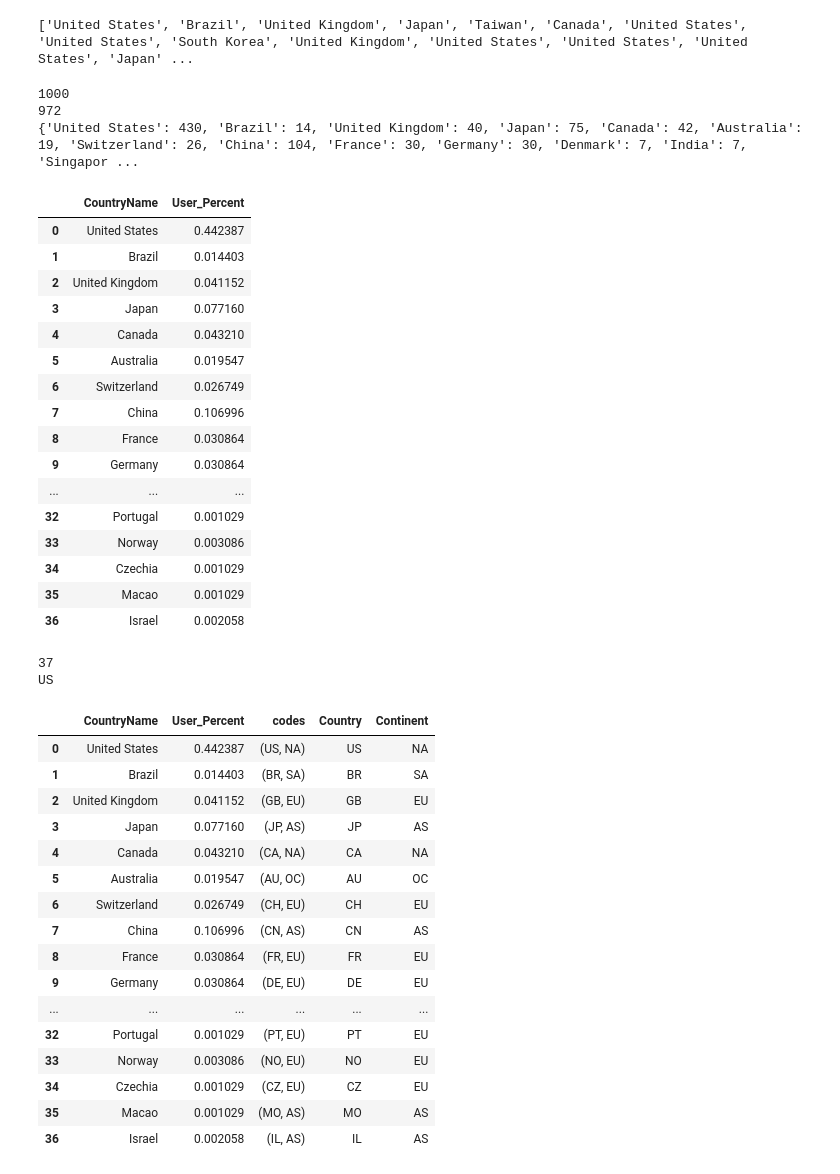
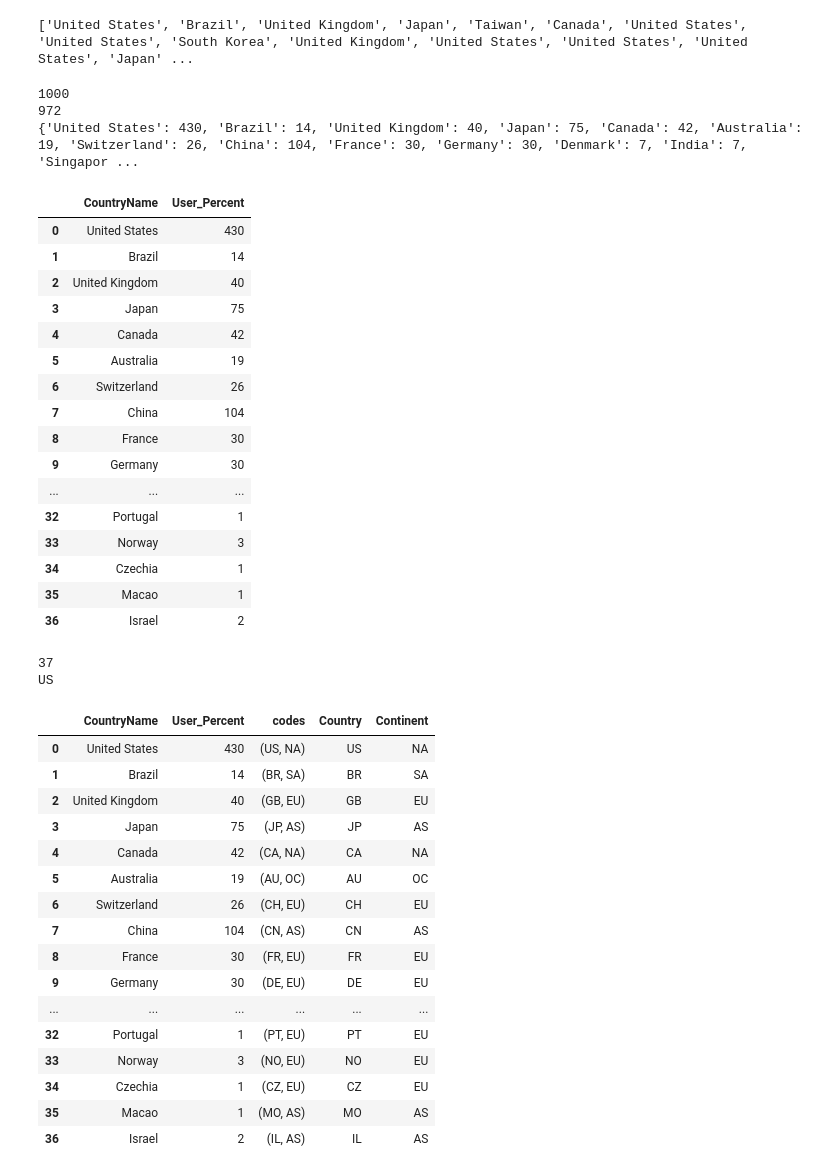
Before and after one commit to dedo99/Homework5, a Jupyter notebook: stats/stats_disfold.ipynb, the cells around one changed output. Cells and saved outputs as stored; diff of their text form; code cells hidden in the pictures.

```diff
--- a/stats/stats_disfold.ipynb
+++ b/stats/stats_disfold.ipynb
@@ -250,50 +250,50 @@ for i in df.country:
 print(len(headquarters_list))
 
 
 country_list = list()
 for text in headquarters_list:
     for country in pycountry.countries:
         if country.name in text:
             # print(country.name)
             country_list.append(country.name)
 
 # print(country_list)
 print(len(country_list))
 
 country_to_count = dict()
 for i in country_list:
     if i not in country_to_count.keys():
         country_to_count[i] = 1
     else:
         country_to_count[i] += 1
 
 print(country_to_count)
 d = {'CountryName': country_to_count.keys(), 'User_Percent': country_to_count.values()}
 df_country = pd.DataFrame(data=d)
-df_country.User_Percent = df_country.User_Percent.apply(lambda x: int(x)/len(country_list))
+# df_country.User_Percent = df_country.User_Percent.apply(lambda x: int(x)/len(country_list))
 
 df_country
 # %% [output]
 1000
 972
 {'United States': 430, 'Brazil': 14, 'United Kingdom': 40, 'Japan': 75, 'Canada': 42, 'Australia': 19, 'Switzerland': 26, 'China': 104, 'France': 30, 'Germany': 30, 'Denmark': 7, 'India': 7, 'Singapor ...
 |  | CountryName | User_Percent |
-| 0 | United States | 0.442387 |
-| 1 | Brazil | 0.014403 |
-| 2 | United Kingdom | 0.041152 |
-| 3 | Japan | 0.077160 |
-| 4 | Canada | 0.043210 |
-| 5 | Australia | 0.019547 |
-| 6 | Switzerland | 0.026749 |
-| 7 | China | 0.106996 |
-| 8 | France | 0.030864 |
-| 9 | Germany | 0.030864 |
+| 0 | United States | 430 |
+| 1 | Brazil | 14 |
+| 2 | United Kingdom | 40 |
+| 3 | Japan | 75 |
+| 4 | Canada | 42 |
+| 5 | Australia | 19 |
+| 6 | Switzerland | 26 |
+| 7 | China | 104 |
+| 8 | France | 30 |
+| 9 | Germany | 30 |
 | ... | ... | ... |
-| 32 | Portugal | 0.001029 |
-| 33 | Norway | 0.003086 |
-| 34 | Czechia | 0.001029 |
-| 35 | Macao | 0.001029 |
-| 36 | Israel | 0.002058 |
+| 32 | Portugal | 1 |
+| 33 | Norway | 3 |
+| 34 | Czechia | 1 |
+| 35 | Macao | 1 |
+| 36 | Israel | 2 |
 # %%
 #function to convert to alpah2 country codes and continents
 from pycountry_convert import country_alpha2_to_continent_code, country_name_to_country_alpha2
@@ -323,22 +323,22 @@ df_country
 37
 US
 |  | CountryName | User_Percent | codes | Country | Continent |
-| 0 | United States | 0.442387 | (US, NA) | US | NA |
-| 1 | Brazil | 0.014403 | (BR, SA) | BR | SA |
-| 2 | United Kingdom | 0.041152 | (GB, EU) | GB | EU |
-| 3 | Japan | 0.077160 | (JP, AS) | JP | AS |
-| 4 | Canada | 0.043210 | (CA, NA) | CA | NA |
-| 5 | Australia | 0.019547 | (AU, OC) | AU | OC |
-| 6 | Switzerland | 0.026749 | (CH, EU) | CH | EU |
-| 7 | China | 0.106996 | (CN, AS) | CN | AS |
-| 8 | France | 0.030864 | (FR, EU) | FR | EU |
-| 9 | Germany | 0.030864 | (DE, EU) | DE | EU |
+| 0 | United States | 430 | (US, NA) | US | NA |
+| 1 | Brazil | 14 | (BR, SA) | BR | SA |
+| 2 | United Kingdom | 40 | (GB, EU) | GB | EU |
+| 3 | Japan | 75 | (JP, AS) | JP | AS |
+| 4 | Canada | 42 | (CA, NA) | CA | NA |
+| 5 | Australia | 19 | (AU, OC) | AU | OC |
+| 6 | Switzerland | 26 | (CH, EU) | CH | EU |
+| 7 | China | 104 | (CN, AS) | CN | AS |
+| 8 | France | 30 | (FR, EU) | FR | EU |
+| 9 | Germany | 30 | (DE, EU) | DE | EU |
 | ... | ... | ... | ... | ... | ... |
-| 32 | Portugal | 0.001029 | (PT, EU) | PT | EU |
-| 33 | Norway | 0.003086 | (NO, EU) | NO | EU |
-| 34 | Czechia | 0.001029 | (CZ, EU) | CZ | EU |
-| 35 | Macao | 0.001029 | (MO, AS) | MO | AS |
-| 36 | Israel | 0.002058 | (IL, AS) | IL | AS |
+| 32 | Portugal | 1 | (PT, EU) | PT | EU |
+| 33 | Norway | 3 | (NO, EU) | NO | EU |
+| 34 | Czechia | 1 | (CZ, EU) | CZ | EU |
+| 35 | Macao | 1 | (MO, AS) | MO | AS |
+| 36 | Israel | 2 | (IL, AS) | IL | AS |
 # %%
 from geopy.geocoders import Nominatim
 
```
Also changed, not shown: parts of 2 cells of this notebook, 2 other files.
